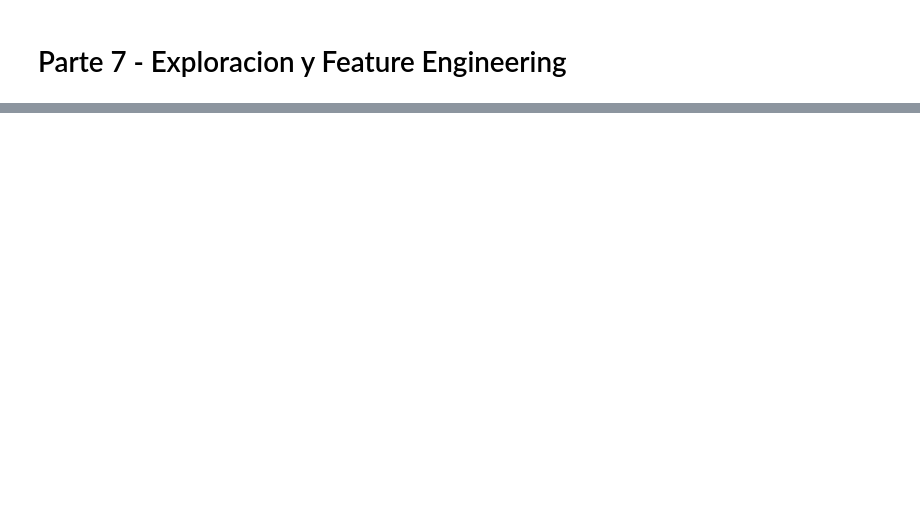
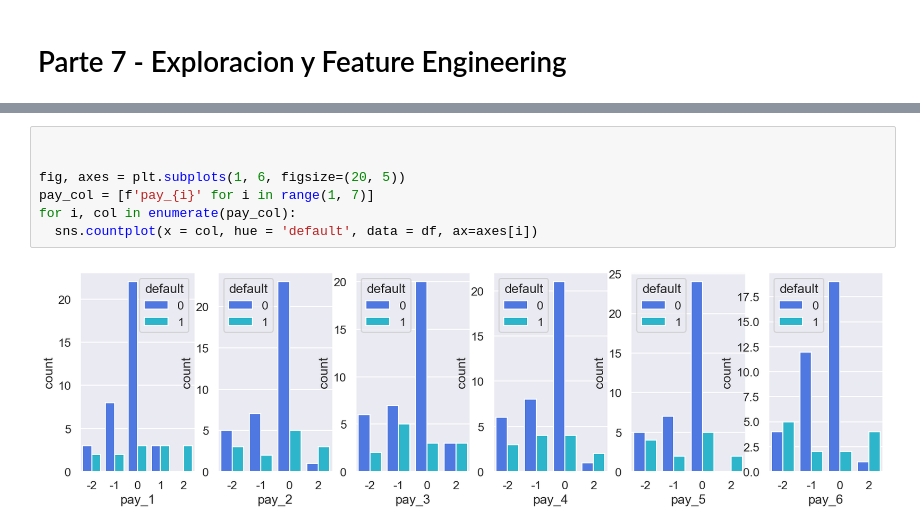
Before and after one commit to AdolfoVillalobos/ta-data-analysis-challenge, a Jupyter notebook: report.ipynb, the cells around one changed output, grey strips where cells are left out. Drawn from its saved outputs; the diff is of its cells as text; blank space fills up the shorter version.

```diff
--- a/report.ipynb
+++ b/report.ipynb
@@ -776,0 +743,9 @@ pd.crosstab(df_norm.pay_2, df_norm.default).plot(kind='bar', stacked=True)
+# %%
+
+
+fig, axes = plt.subplots(1, 6, figsize=(20, 5))
+pay_col = [f'pay_{i}' for i in range(1, 7)]
+for i, col in enumerate(pay_col):
+  sns.countplot(x = col, hue = 'default', data = df, ax=axes[i])
+# %% [output]
+[figure, added]
```
Also changed, not shown: parts of 24 cells of this notebook, 1 other file.
